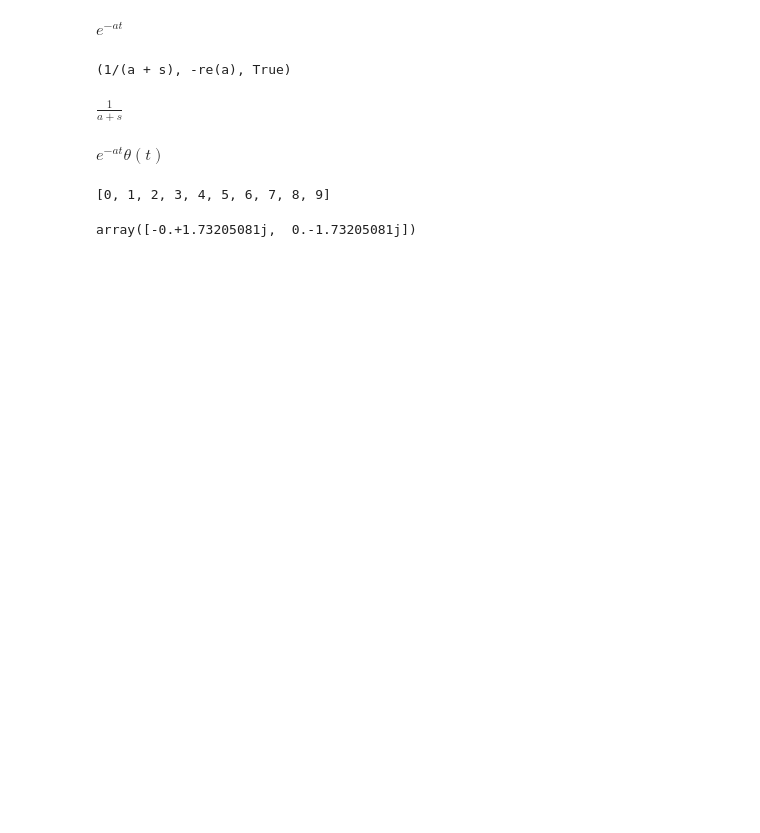
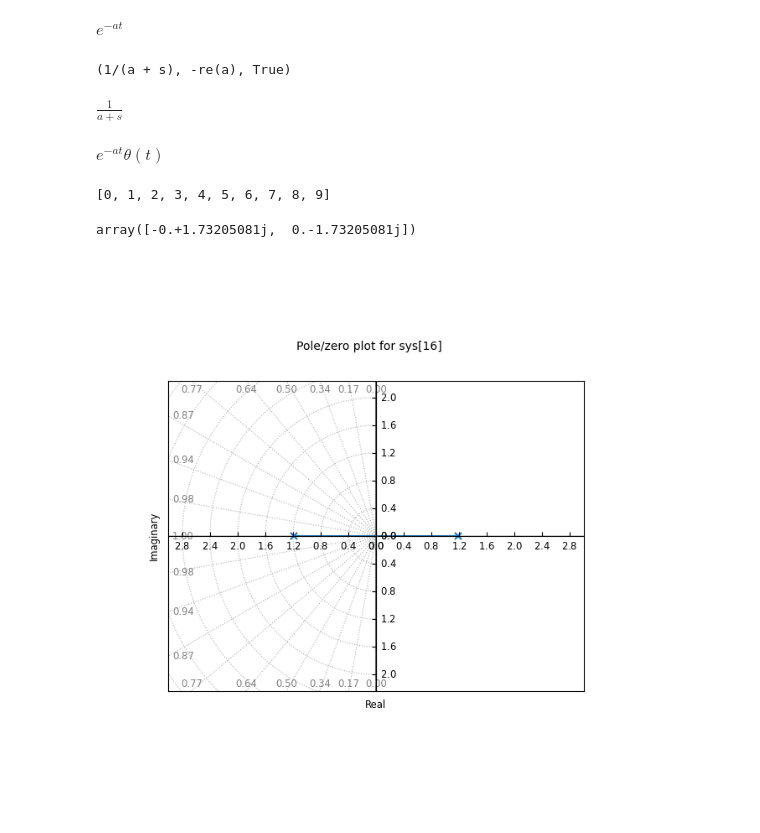
Before and after one commit to cjuarezramos/MMS022024, a Jupyter notebook: Pruebas/PruebasControl.ipynb, the cells around one changed output. Saved outputs shown, nothing was run; the diff lists cells and outputs as text; code cells hidden in the pictures; blank space fills up the shorter version.

```diff
--- a/Pruebas/PruebasControl.ipynb
+++ b/Pruebas/PruebasControl.ipynb
@@ -42,0 +56,5 @@ A =
+# %%
+b = ct.tf(sys)
+c = ct.root_locus(b,plot = True)
+# %% [output]
+[figure, added]
```
Also changed, not shown: parts of 2 cells of this notebook.
